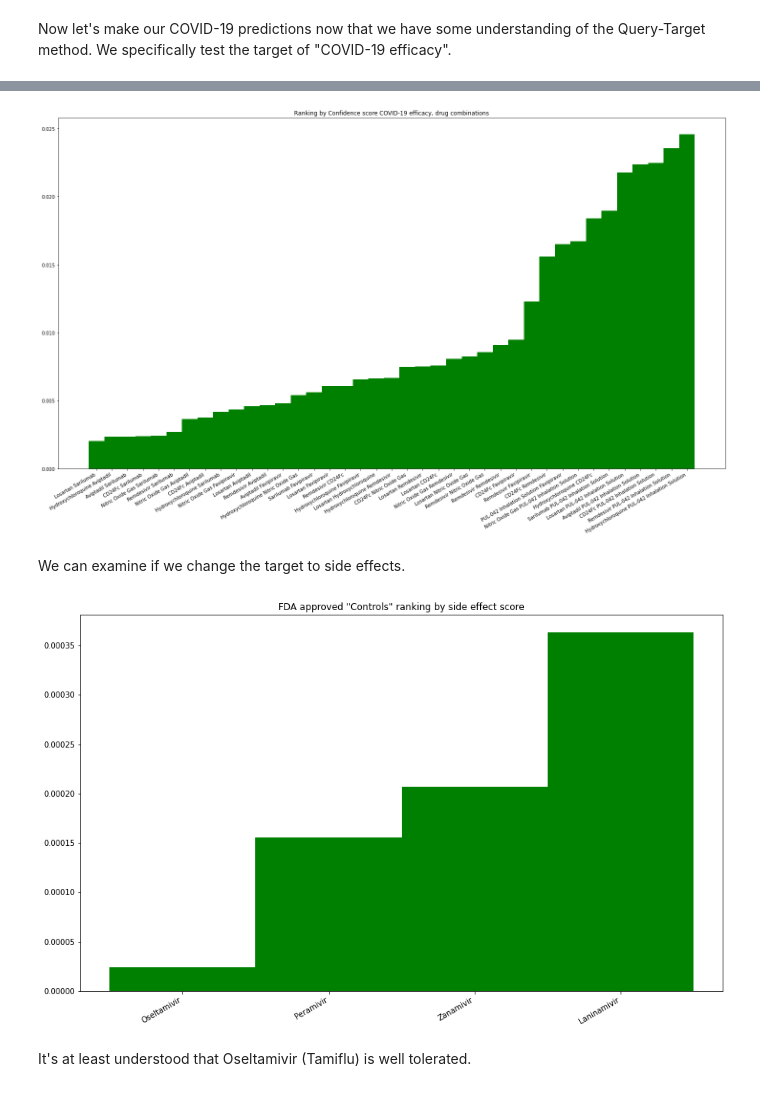
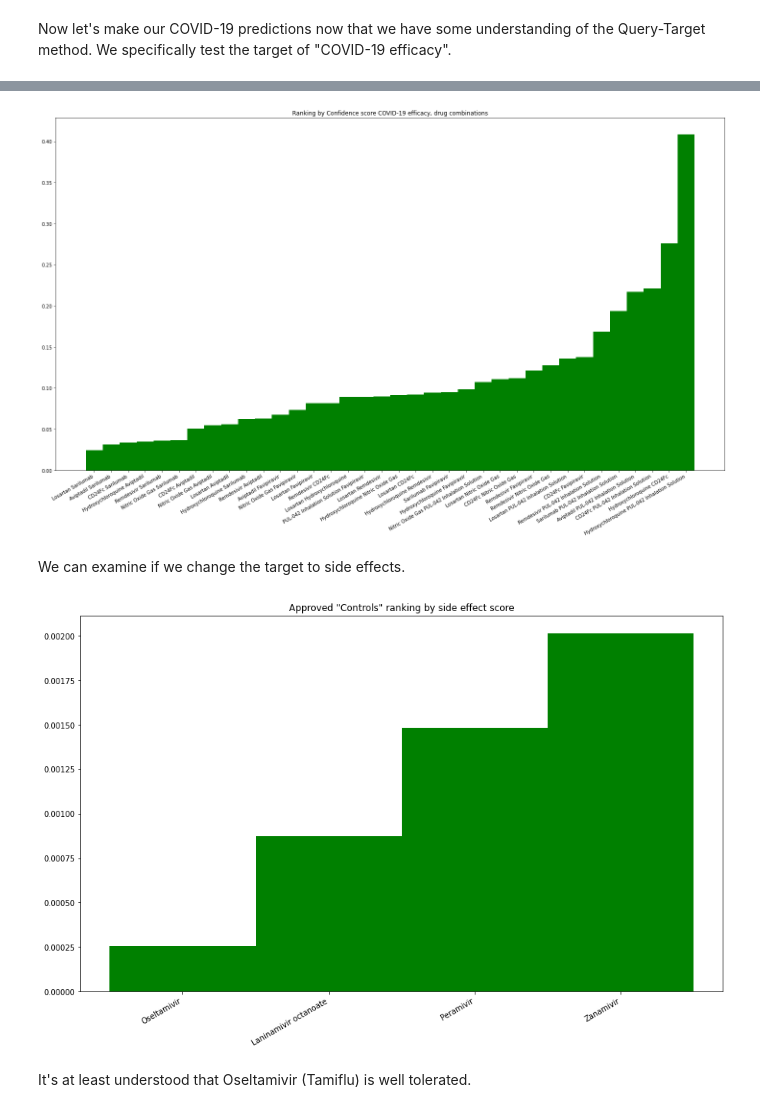
Before and after one commit to leotam/query-target-cord19, a Jupyter notebook: master_kaggle_sub.ipynb, the cells around one changed output, grey strips where cells are left out. Cells and saved outputs as stored; diff of their text form; code cells hidden in the pictures.

```diff
--- a/master_kaggle_sub.ipynb
+++ b/master_kaggle_sub.ipynb
@@ -530,8 +597,8 @@ plt.show()
 # %% [markdown]
 Now let's make our COVID-19 predictions now that we have some understanding of the Query-Target method.  We specifically test the target of "COVID-19 efficacy".
 # %%
-# Define drugs and task targets, simplest pair with side effects and
-drugs = ['Losartan', 'Hydroxychloroquine', 'Remdesivir', 'CD24Fc', 'Nitric Oxide Gas', 'Remdesivir', 'Aviptadil', 'Sarilumab', 'PUL-042 Inhalation Solution', 'Favipiravir']
+# Define drugs and task targets
+drugs = ['Losartan', 'Hydroxychloroquine', 'Remdesivir', 'CD24Fc', 'Nitric Oxide Gas', 'Aviptadil', 'Sarilumab', 'PUL-042 Inhalation Solution', 'Favipiravir']
 targets = ['COVID-19 efficacy']
 combo2 = list(itertools.combinations(drugs, 2))
 combo3 = list(itertools.combinations(drugs, 3))
@@ -550,7 +617,7 @@ len(drugs), len(targets), len(combo2), len(combo3), len(drugcombo2), len(drugcom
 # %%
 # control drugs
 class roberta_score(nn.Module):
-    def __init__(self, roberta_model = '/home/raid/mar30dgx2robertalarge/', dataset=None):
+    def __init__(self, roberta_model = '/kaggle/input/covidrobertamodel/', dataset=None):
         super(roberta_score, self).__init__()
         self.outmodel = RobertaForMaskedLM.from_pretrained(roberta_model)
 
@@ -564,7 +631,7 @@ class roberta_score(nn.Module):
         return score, seqscore
 
 model = roberta_score()
-controldrugs = ['Zanamivir', 'Oseltamivir', 'Peramivir', 'Laninamivir']
+controldrugs = ['Zanamivir', 'Oseltamivir', 'Peramivir', 'Laninamivir octanoate']
 targets = ['COVID-19 efficacy']
 
 # Simple prediction from drugs and targeted effect
@@ -583,7 +650,7 @@ fig, ax = plt.subplots()
 scontrolresults = sorted((value, key) for (key,value) in controlresults.items())
 ax.bar([val[1] for val in scontrolresults], [val[0] for val in scontrolresults], width, color='g')
 
-plt.title('FDA approved "Controls" ranking by confidence score COVID-19 efficacy')
+plt.title('Approved "Controls" ranking by confidence score COVID-19 efficacy')
 fig.autofmt_xdate()
 plt.show()
 # %% [output]
@@ -601,8 +668,6 @@ for drug in drugs:
         scoreinput, mask = convert_text_to_score_input(text)
         target = convert_target_to_score_input(target)
         score, seqscore = model(scoreinput, mask, target, mask)
-        drugresults[drug] = score
-        effectresults[targ] = score
         comboresults[drug] = score
 
 width = 1.0     # gives histogram aspect to the bar diagram
@@ -623,7 +688,5 @@ The power of knowledge discovery methods is considering in a deeply intelligent
 # %%
 # Simple prediction from drugs and targeted effect
-drugresults={}
-effectresults={}
 comboresults={}
 for drug in drugcombo2:
     for targ in targets:
@@ -631,8 +694,6 @@ for drug in drugcombo2:
         scoreinput, mask = convert_text_to_score_input(text)
         target = convert_target_to_score_input(target)
         score, seqscore = model(scoreinput, mask, target, mask)
-        drugresults[drug] = score
-        effectresults[targ] = score
         comboresults[drug] = score
 
 width = 1.0     # gives histogram aspect to the bar diagram
@@ -645,31 +706,31 @@ plt.title('Ranking by Confidence score COVID-19 efficacy, drug combinations')
 fig.autofmt_xdate()
 plt.show()
 # %% [output]
-[figure, old version]
+[figure, new version]
 # %% [markdown]
 We can examine if we change the target to side effects.
 # %%
 targets = ['side effects']
 controlresults={}
 for drug in controldrugs:
     for targ in targets:
         text, target = drug, targ
         scoreinput, mask = convert_text_to_score_input(text)
         target = convert_target_to_score_input(target)
         score, seqscore = model(scoreinput, mask, target, mask)
         controlresults[drug] = score
 
 width = 1.0     # gives histogram aspect to the bar diagram
 plt.rcParams['figure.figsize'] = [15, 10]
 fig, ax = plt.subplots()
 scontrolresults = sorted((value, key) for (key,value) in controlresults.items())
 ax.bar([val[1] for val in scontrolresults], [val[0] for val in scontrolresults], width, color='g')
 
-plt.title('FDA approved "Controls" ranking by side effect score')
+plt.title('Approved "Controls" ranking by side effect score')
 fig.autofmt_xdate()
 plt.show()
 # %% [output]
-[figure, old version]
+[figure, new version]
 # %% [markdown]
 It's at least understood that Oseltamivir (Tamiflu) is well tolerated.
 # %%
```
Also changed, not shown: parts of 49 cells of this notebook, 20 other files.
